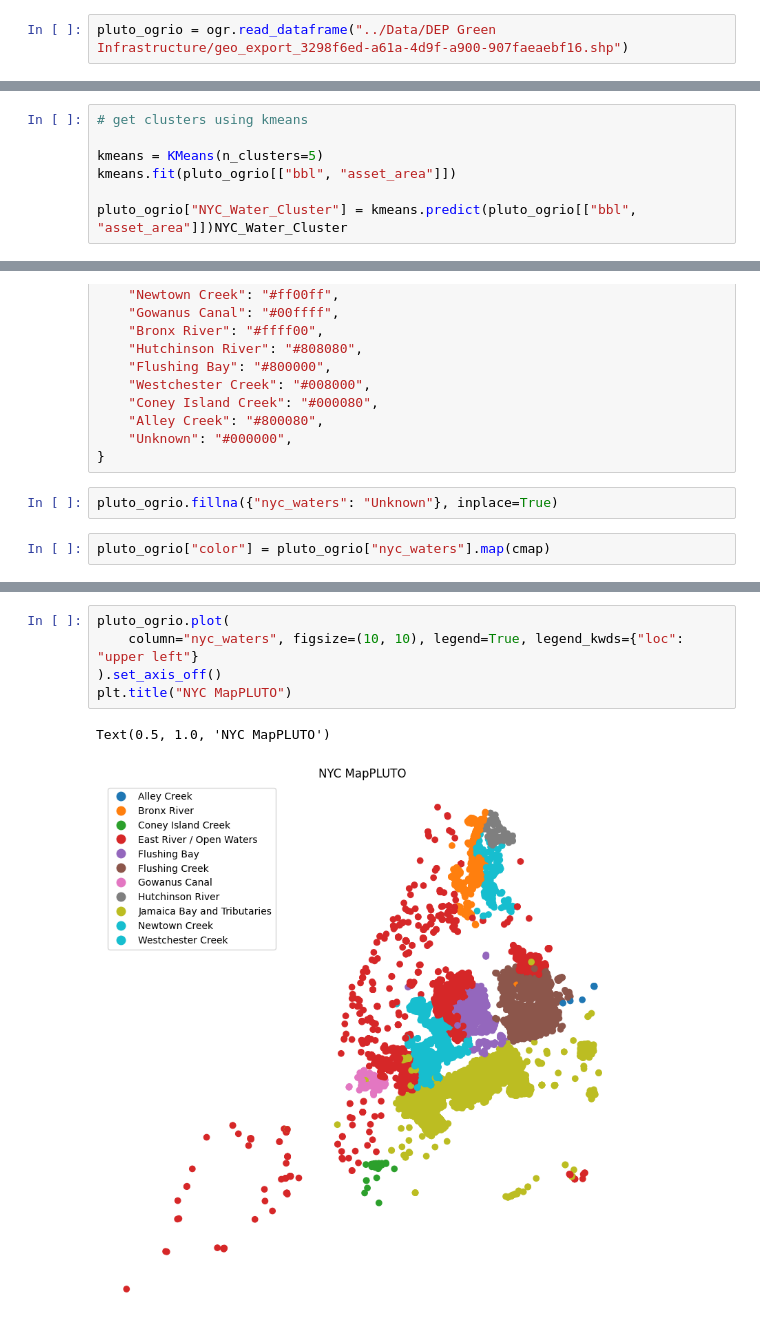
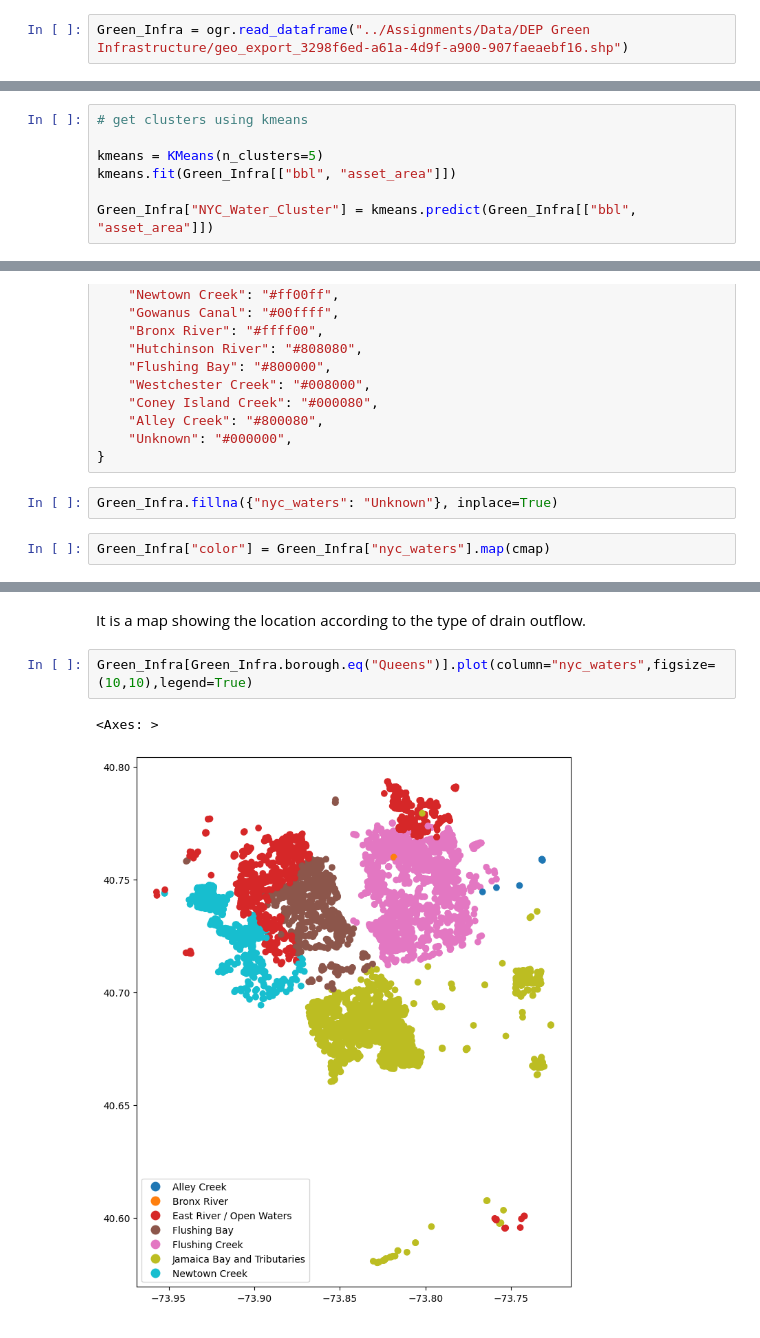
Before and after one commit to Risekk37/cdp-mapping-systems, a Jupyter notebook: Assignments/01_Assignments_Kitae_Kim.ipynb, the cells around one changed output, grey strips where cells are left out. Saved outputs shown, nothing was run; the diff lists cells and outputs as text.

```diff
--- a/Assignments/01_Assignments_Kitae_Kim.ipynb
+++ b/Assignments/01_Assignments_Kitae_Kim.ipynb
@@ -17,2 +17,2 @@ import pydeck as pdk
 # %%
-pluto_ogrio = ogr.read_dataframe("../Data/DEP Green Infrastructure/geo_export_3298f6ed-a61a-4d9f-a900-907faeaebf16.shp")
+Green_Infra = ogr.read_dataframe("../Assignments/Data/DEP Green Infrastructure/geo_export_3298f6ed-a61a-4d9f-a900-907faeaebf16.shp")
@@ -182,7 +168,7 @@ What does this distribution tell us about the number of floors in each borough?
 # get clusters using kmeans
 
 kmeans = KMeans(n_clusters=5)
-kmeans.fit(pluto_ogrio[["bbl", "asset_area"]])
+kmeans.fit(Green_Infra[["bbl", "asset_area"]])
 
-pluto_ogrio["NYC_Water_Cluster"] = kmeans.predict(pluto_ogrio[["bbl", "asset_area"]])NYC_Water_Cluster
+Green_Infra["NYC_Water_Cluster"] = kmeans.predict(Green_Infra[["bbl", "asset_area"]])
 # %%
@@ -239,7 +217,7 @@ cmap = {
     "Unknown": "#000000",
 }
 # %%
-pluto_ogrio.fillna({"nyc_waters": "Unknown"}, inplace=True)
+Green_Infra.fillna({"nyc_waters": "Unknown"}, inplace=True)
 # %%
-pluto_ogrio["color"] = pluto_ogrio["nyc_waters"].map(cmap)
+Green_Infra["color"] = Green_Infra["nyc_waters"].map(cmap)
 # %%
@@ -261,11 +239,10 @@ plt.legend(legend_colors, labels, loc="upper left")
 # %% [output]
 <matplotlib.legend.Legend at 0x...>
 [figure]
+# %% [markdown]
+It is a map showing the location according to the type of drain outflow.
 # %%
-pluto_ogrio.plot(
-    column="nyc_waters", figsize=(10, 10), legend=True, legend_kwds={"loc": "upper left"}
-).set_axis_off()
-plt.title("NYC MapPLUTO")
+Green_Infra[Green_Infra.borough.eq("Queens")].plot(column="nyc_waters",figsize=(10,10),legend=True)
 # %% [output]
-Text(0.5, 1.0, 'NYC MapPLUTO')
+<Axes: >
-[figure, old version]
+[figure, new version]
```
Also changed, not shown: parts of 64 cells of this notebook, 23 other files.
